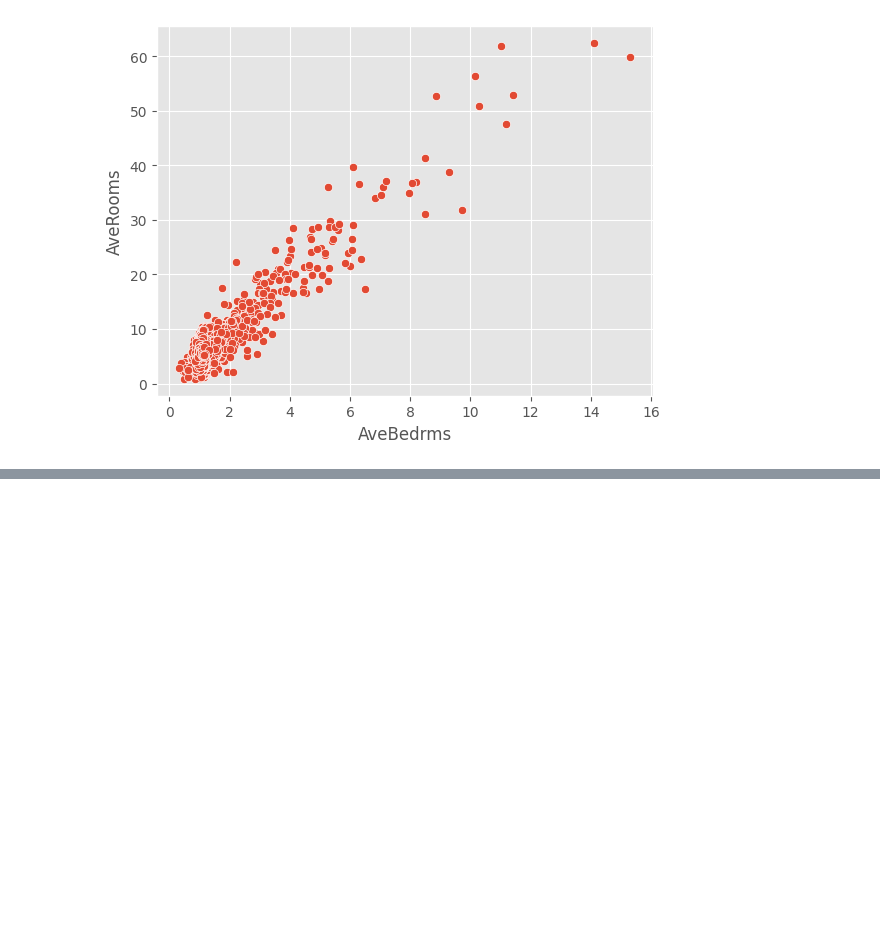
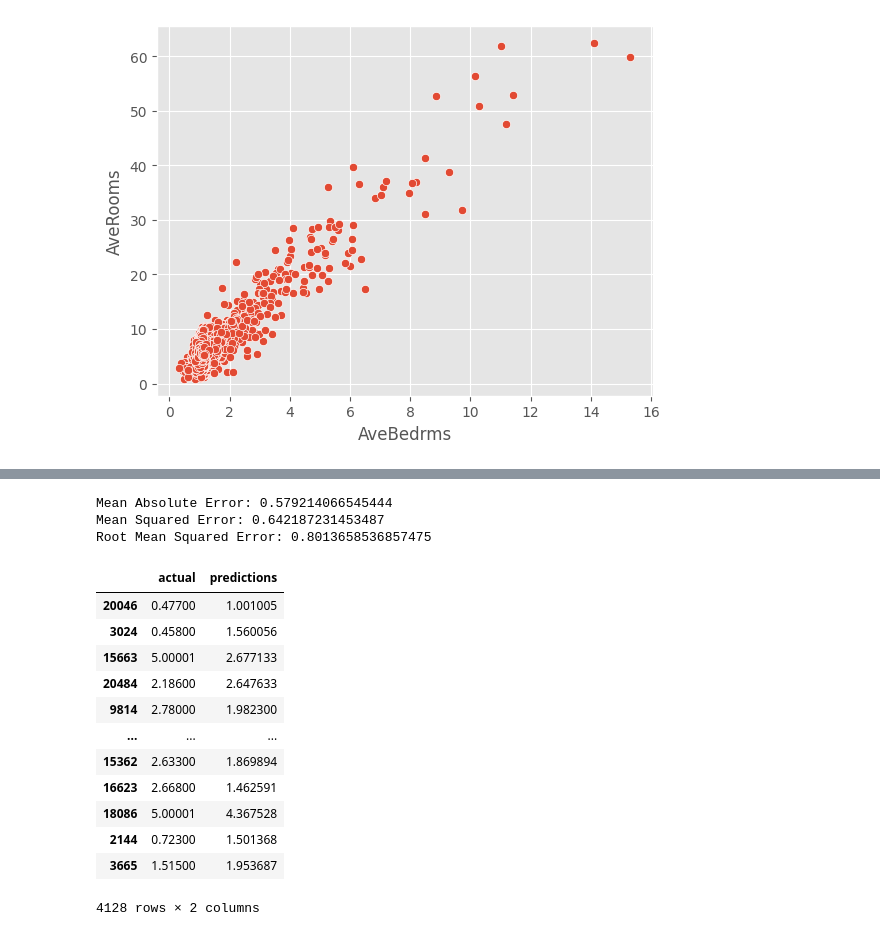
Before and after one commit to royn5618/EP_23_Intro_to_ML_Workshop, a Jupyter notebook: Notebooks/Linear_Regression_California_Housing.ipynb, the cells around one changed output, grey strips where cells are left out. Saved outputs shown, nothing was run; the diff lists cells and outputs as text; code cells hidden in the pictures; blank space fills up the shorter version.

```diff
--- a/Notebooks/Linear_Regression_California_Housing.ipynb
+++ b/Notebooks/Linear_Regression_California_Housing.ipynb
@@ -153,0 +249,3 @@ plt.show()
+# %%
+# Make prediction
+y_pred = lin_reg.predict(X_test)
@@ -153,0 +267,27 @@ plt.show()
+# %%
+print('Mean Absolute Error:', metrics.mean_absolute_error(y_test, y_pred))
+print('Mean Squared Error:', metrics.mean_squared_error(y_test, y_pred))
+print('Root Mean Squared Error:', np.sqrt(metrics.mean_squared_error(y_test, y_pred)))
+# %% [output]
+Mean Absolute Error: 0.579214066545444
+Mean Squared Error: 0.642187231453487
+Root Mean Squared Error: 0.8013658536857475
+# %%
+df_eval = pd.DataFrame()
+df_eval['actual'] = y_test
+df_eval['predictions'] = y_pred
+df_eval
+# %% [output]
+|  | actual | predictions |
+| 20046 | 0.47700 | 1.001005 |
+| 3024 | 0.45800 | 1.560056 |
+| 15663 | 5.00001 | 2.677133 |
+| 20484 | 2.18600 | 2.647633 |
+| 9814 | 2.78000 | 1.982300 |
+| ... | ... | ... |
+| 15362 | 2.63300 | 1.869894 |
+| 16623 | 2.66800 | 1.462591 |
+| 18086 | 5.00001 | 4.367528 |
+| 2144 | 0.72300 | 1.501368 |
+| 3665 | 1.51500 | 1.953687 |
+4128 rows × 2 columns
```
Also changed, not shown: parts of 21 cells of this notebook.
